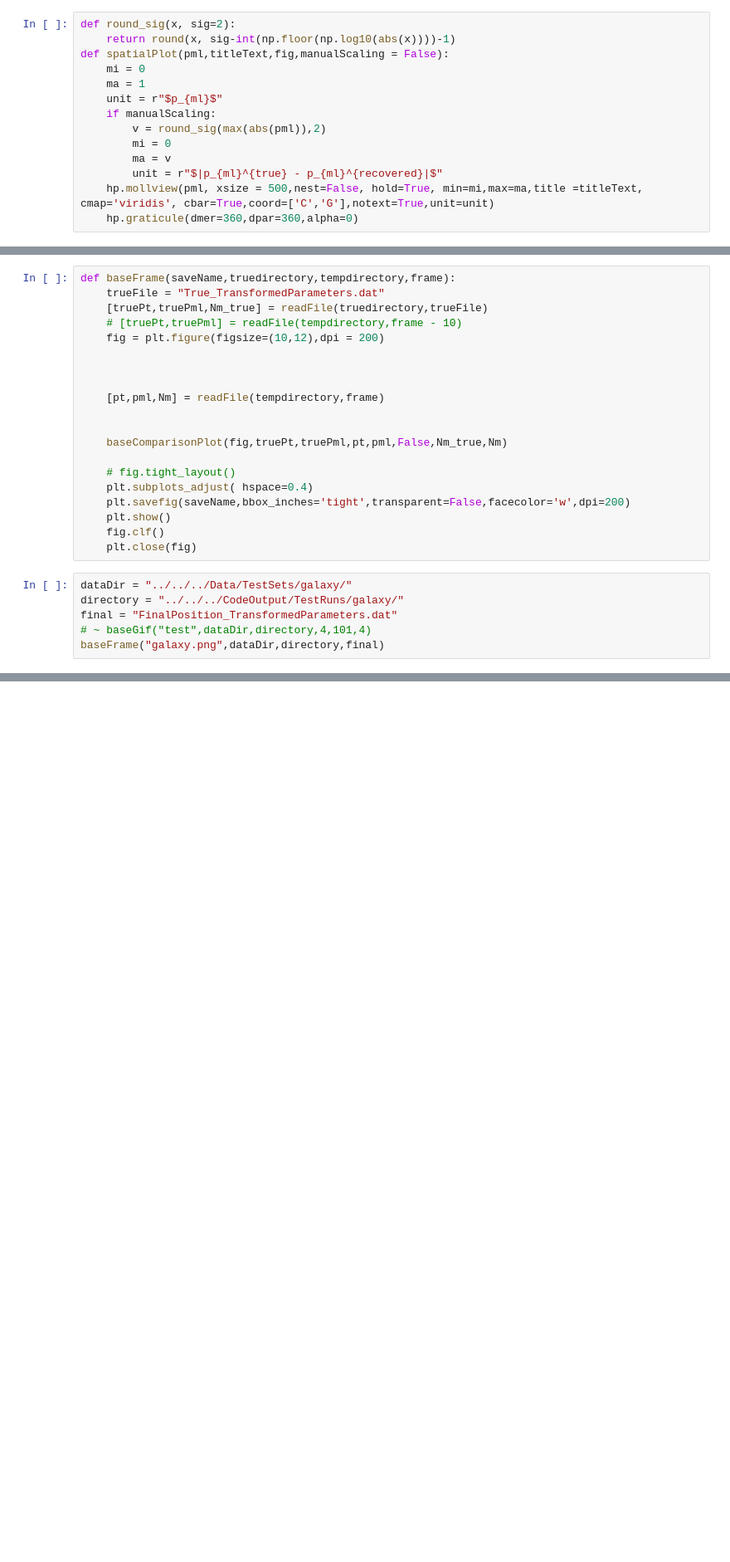
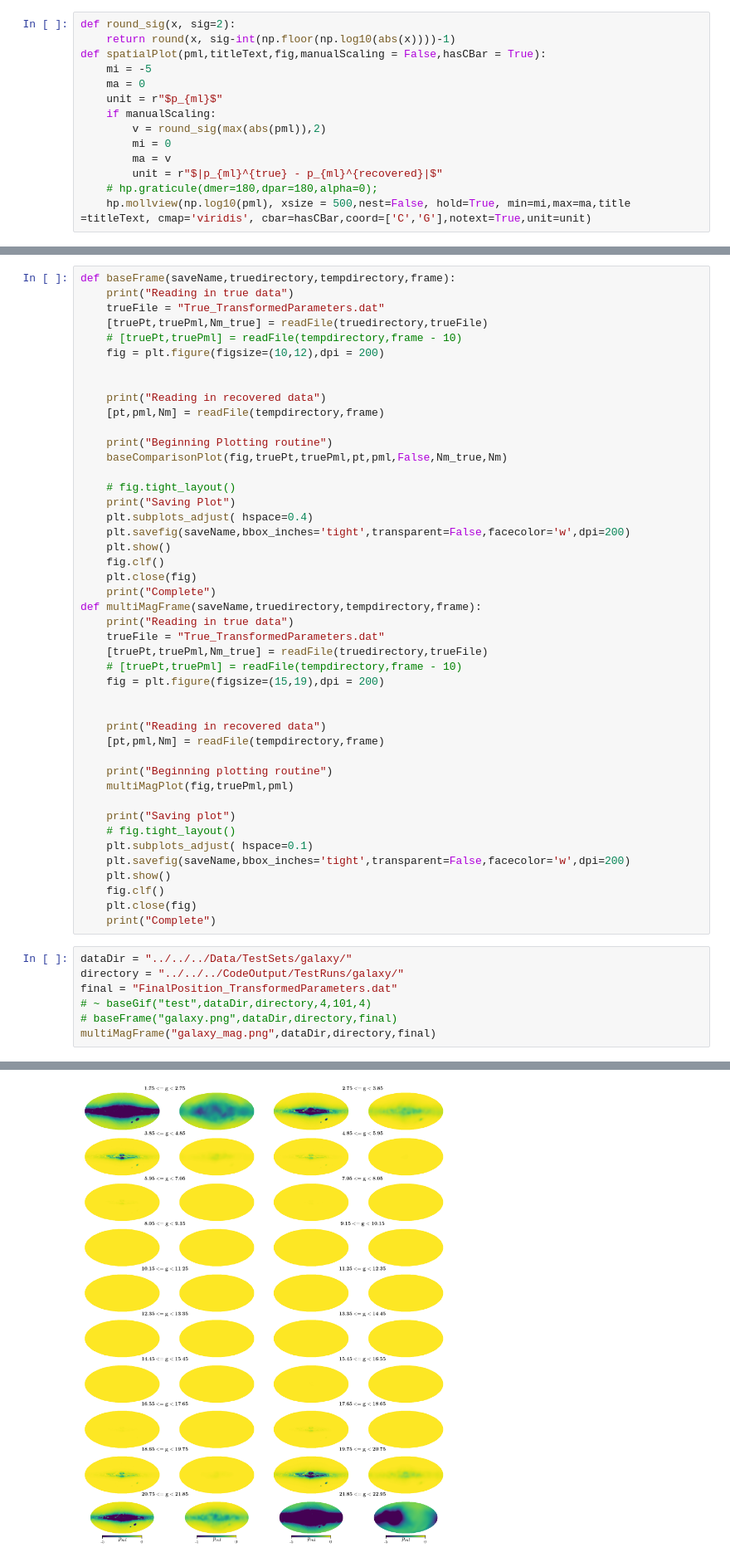
Before and after one commit to gaiaverse/Gaia-EDR3-selection-function, a Jupyter notebook: OutputAnalysis/JackPlotting/JuypterPlotter.ipynb, the cells around one changed output, grey strips where cells are left out. Shown at 83% size. Saved outputs shown, nothing was run; the diff lists cells and outputs as text; blank space fills up the shorter version.

Commit message:
Prepped for rerun on new data

```diff
--- a/OutputAnalysis/JackPlotting/JuypterPlotter.ipynb
+++ b/OutputAnalysis/JackPlotting/JuypterPlotter.ipynb
@@ -49,17 +52,17 @@ def temporalResiduals(pt,pt_true):
 # %%
 def round_sig(x, sig=2):
     return round(x, sig-int(np.floor(np.log10(abs(x))))-1)
-def spatialPlot(pml,titleText,fig,manualScaling = False):
-    mi = 0
-    ma = 1
+def spatialPlot(pml,titleText,fig,manualScaling = False,hasCBar = True):
+    mi = -5
+    ma = 0
     unit = r"$p_{ml}$"
     if manualScaling:
         v = round_sig(max(abs(pml)),2)
         mi = 0
         ma = v
         unit = r"$|p_{ml}^{true} - p_{ml}^{recovered}|$"
-    hp.mollview(pml, xsize = 500,nest=False, hold=True, min=mi,max=ma,title =titleText, cmap='viridis', cbar=True,coord=['C','G'],notext=True,unit=unit)
-    hp.graticule(dmer=360,dpar=360,alpha=0)
+    # hp.graticule(dmer=180,dpar=180,alpha=0);
+    hp.mollview(np.log10(pml), xsize = 500,nest=False, hold=True, min=mi,max=ma,title =titleText, cmap='viridis', cbar=hasCBar,coord=['C','G'],notext=True,unit=unit)
 # %%
 def readFile(directory,file):
     try:
@@ -217,26 +274,53 @@ def baseComparisonPlot(fig,truept,truepml,pt,pml,gaps,Nm_true,Nm):
 # %%
 def baseFrame(saveName,truedirectory,tempdirectory,frame):
+    print("Reading in true data")
     trueFile = "True_TransformedParameters.dat"
     [truePt,truePml,Nm_true] = readFile(truedirectory,trueFile)
     # [truePt,truePml] = readFile(tempdirectory,frame - 10)
     fig = plt.figure(figsize=(10,12),dpi = 200)
 
 
-
+    print("Reading in recovered data")
     [pt,pml,Nm] = readFile(tempdirectory,frame)
 
-
+    print("Beginning Plotting routine")
     baseComparisonPlot(fig,truePt,truePml,pt,pml,False,Nm_true,Nm)
 
     # fig.tight_layout()
+    print("Saving Plot")
     plt.subplots_adjust( hspace=0.4)
     plt.savefig(saveName,bbox_inches='tight',transparent=False,facecolor='w',dpi=200)
     plt.show()
     fig.clf()
     plt.close(fig)
+    print("Complete")
+def multiMagFrame(saveName,truedirectory,tempdirectory,frame):
+    print("Reading in true data")
+    trueFile = "True_TransformedParameters.dat"
+    [truePt,truePml,Nm_true] = readFile(truedirectory,trueFile)
+    # [truePt,truePml] = readFile(tempdirectory,frame - 10)
+    fig = plt.figure(figsize=(15,19),dpi = 200)
+
+
+    print("Reading in recovered data")
+    [pt,pml,Nm] = readFile(tempdirectory,frame)
+
+    print("Beginning plotting routine")
+    multiMagPlot(fig,truePml,pml)
+
+    print("Saving plot")
+    # fig.tight_layout()
+    plt.subplots_adjust( hspace=0.1)
+    plt.savefig(saveName,bbox_inches='tight',transparent=False,facecolor='w',dpi=200)
+    plt.show()
+    fig.clf()
+    plt.close(fig)
+    print("Complete")
 # %%
 dataDir = "../../../Data/TestSets/galaxy/"
 directory = "../../../CodeOutput/TestRuns/galaxy/"
 final = "FinalPosition_TransformedParameters.dat"
 # ~ baseGif("test",dataDir,directory,4,101,4)
-baseFrame("galaxy.png",dataDir,directory,final)
+# baseFrame("galaxy.png",dataDir,directory,final)
+multiMagFrame("galaxy_mag.png",dataDir,directory,final)
+# %% [output]
@@ -242,0 +341 @@ baseFrame("galaxy.png",dataDir,directory,final)
+[figure, added]
```
Also changed, not shown: parts of 3 cells of this notebook, 5 other files.
